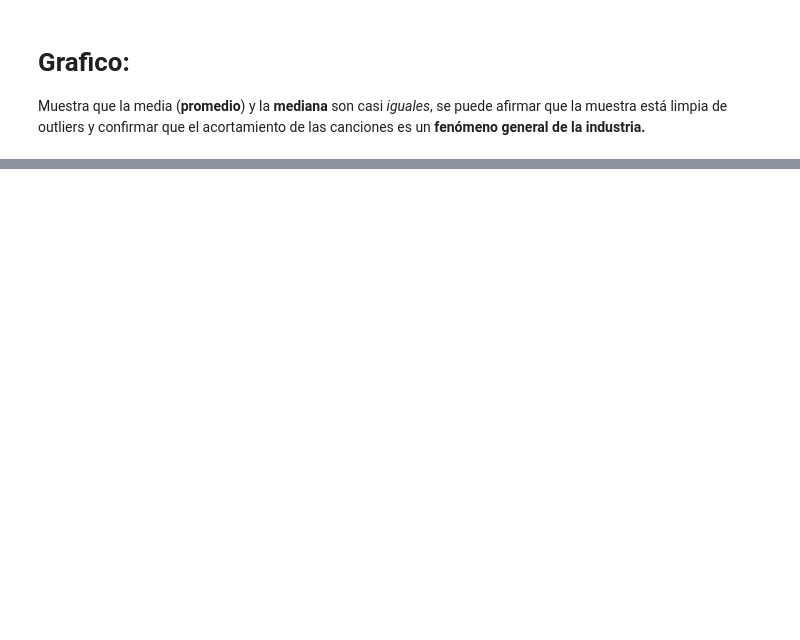
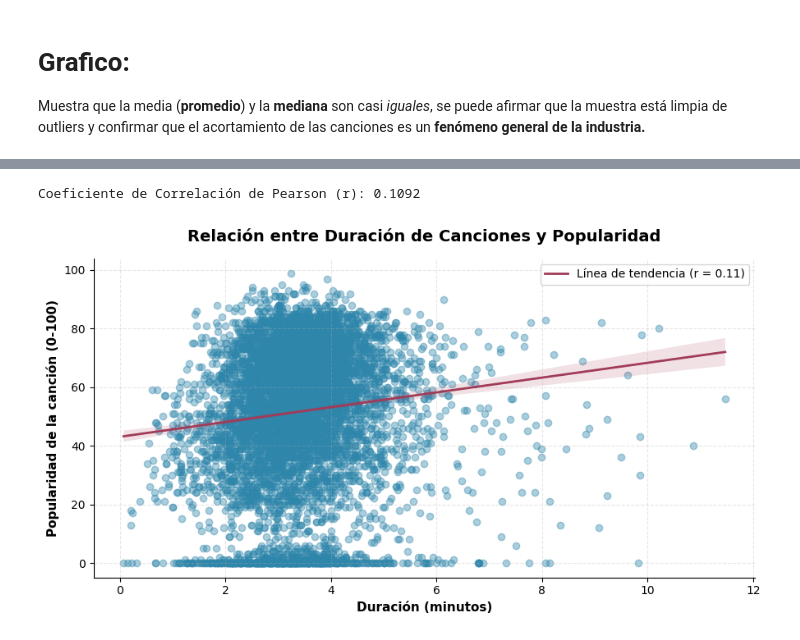
Before and after one commit to OjedaRocio/TP-Grupal-Laboratorio-2C-2026, a Jupyter notebook: TP_Grupal.ipynb, the cells around one changed output, grey strips where cells are left out. Cells and saved outputs as stored; diff of their text form; code cells hidden in the pictures; blank space fills up the shorter version.

```diff
--- a/TP_Grupal.ipynb
+++ b/TP_Grupal.ipynb
@@ -595,0 +656,33 @@ plt.show()
+# %%
+#Calculamos coeficiente de correlación de Pearson entre ambas variables
+correlacion = df['Duración (minutos)'].corr(df['Popularidad de la canción'])
+print(f"Coeficiente de Correlación de Pearson (r): {correlacion:.4f}")
+#figura de dispersión
+plt.figure(figsize=(9, 5))
+# Graficamos la nube de puntos con la línea de tendencia de Seaborn
+sns.regplot(
+    data=df,
+    x='Duración (minutos)',
+    y='Popularidad de la canción',
+    scatter_kws={'alpha': 0.4, 'color': '#2E86AB'},
+
+    #Apariencia de puntos
+    line_kws={'color': '#A23B57', 'linewidth': 2, 'label': f'Línea de tendencia (r = {correlacion:.2f})'}
+    )
+
+#Formato
+plt.title("Relación entre Duración de Canciones y Popularidad",
+           fontsize=14, fontweight="bold", pad=15)
+plt.xlabel("Duración (minutos)", fontsize=11, fontweight="bold")
+plt.ylabel("Popularidad de la canción (0-100)", fontsize=11, fontweight="bold")
+plt.legend(loc="upper right")
+plt.grid(True, linestyle="--", alpha=0.3)
+sns.despine()
+
+plt.tight_layout()
+
+plt.savefig("Relacion_entre_Duracion_de_canciones_y_Popularidad.png", dpi=300, bbox_inches="tight")
+plt.show()
+# %% [output]
+Coeficiente de Correlación de Pearson (r): 0.1092
+[figure, added]
```
Also changed, not shown: parts of 12 cells of this notebook.
